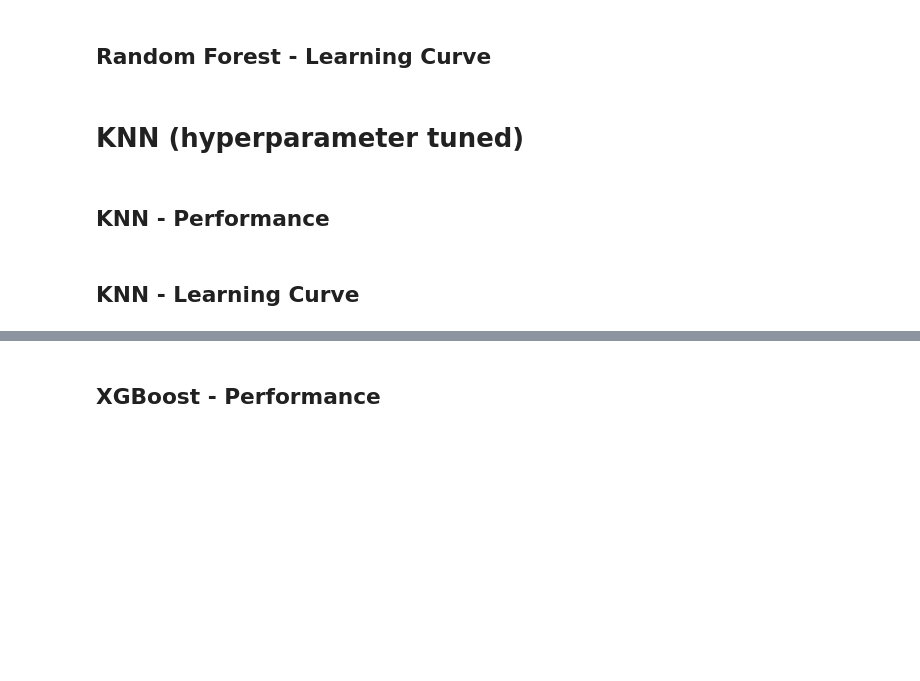
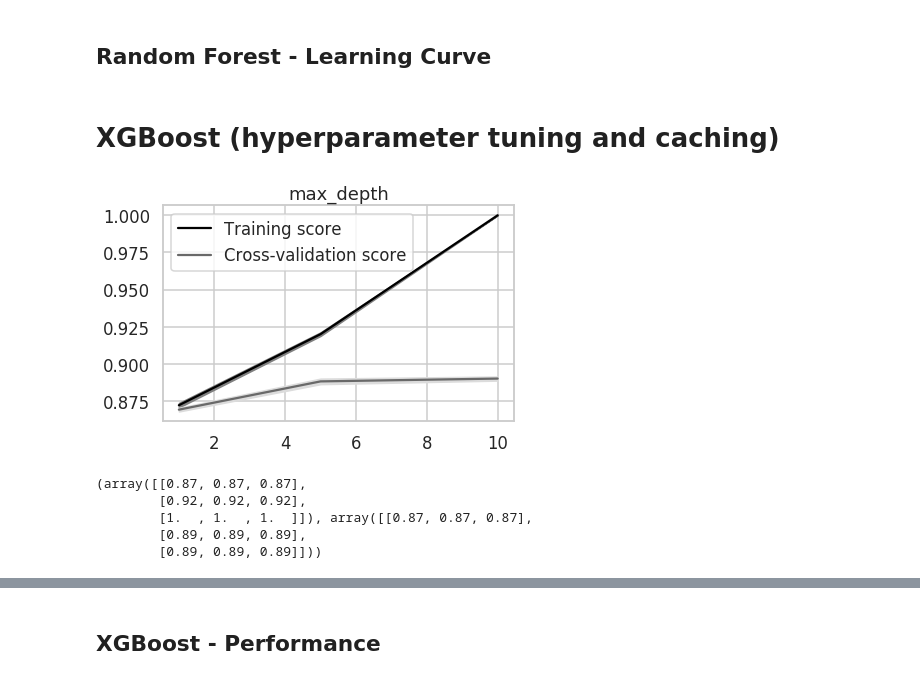
Before and after one commit to rkaushik72/senti_amazon, a Jupyter notebook: Sentiment Analysis.ipynb, the cells around one changed output, grey strips where cells are left out. Drawn from its saved outputs; the diff is of its cells as text; code cells hidden in the pictures; blank space fills up the shorter version.

```diff
--- a/Sentiment Analysis.ipynb
+++ b/Sentiment Analysis.ipynb
@@ -98,8 +106,8 @@ train_sentiments_encoded = utils.readFromDisk('train_sentiments_encoded')
 test_sentiments_encoded = utils.readFromDisk('test_sentiments_encoded')
 
 
-train_features = utils.readFromDisk('train_ft_features')
-test_features = utils.readFromDisk('test_ft_features')
+train_features = utils.readFromDisk('train_glove_features')
+test_features = utils.readFromDisk('test_glove_features')
 
 #labelencoder used for encoding in feature engg
 le = utils.readFromDisk('label_encoder')
@@ -124,7 +128,7 @@ try:
 except FileNotFoundError as te:
     lr0 = LogisticRegression()
     lr_hyperparameters = {
-        'C' : [5],
+        'C' : [1],
         #'penalty' : ['l2'],
         'max_iter':[1000]
     }
@@ -291,13 +295,20 @@ meu.display_model_performance_metrics(true_labels=test_sentiments, predicted_lab
 ## Random Forest - Learning Curve
 # %%
 meu.learningCurve(train_features,train_sentiments,rf.best_estimator_,5,np.linspace(.1, 0.7, 7))
-# %% [markdown]
-# KNN (hyperparameter tuned)
+# %% [markdown]
+# XGBoost (hyperparameter tuning and caching)
 # %%
 #validation curves
-param_name = 'n_neighbors'
-param_range=[1,2,3,4,5]
-classifier=KNeighborsClassifier()
+param_name = 'max_depth'
+param_range=np.linspace(1, 10, 3,dtype=int)
+classifier=xgb.XGBClassifier(n_jobs=NWORKERS)
 title=param_name
 
-meu.validationCurve(classifier,train_features,train_sentiments,param_name,param_range,NWORKERS,title)
+meu.validationCurve(classifier,train_features,train_sentiments,param_name,param_range,1,title)
+# %% [output]
+[figure, added]
+(array([[0.87, 0.87, 0.87],
+        [0.92, 0.92, 0.92],
+        [1.  , 1.  , 1.  ]]), array([[0.87, 0.87, 0.87],
+        [0.89, 0.89, 0.89],
+        [0.89, 0.89, 0.89]]))
@@ -322,2 +314,0 @@ knn_predictions=knn.predict(test_features)
-# %% [markdown]
-## KNN  - Performance
@@ -327,2 +314,0 @@ meu.display_model_performance_metrics(true_labels=test_sentiments, predicted_lab
-# %% [markdown]
-## KNN - Learning Curve
```
Also changed, not shown: parts of 42 cells of this notebook, 9 other files.
